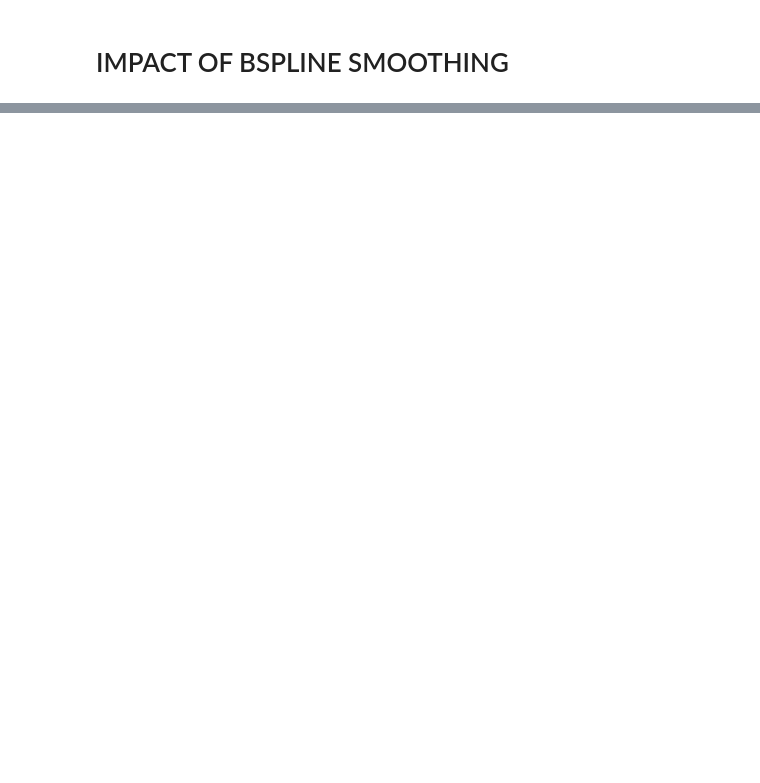
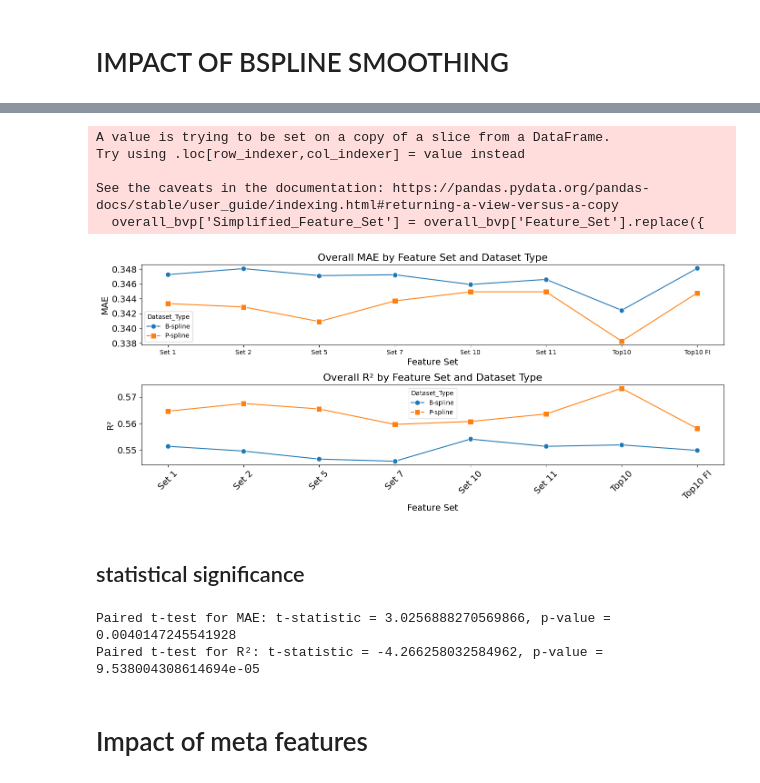
Before and after one commit to andreawickman/ic_research_project, a Jupyter notebook: 12_final_regression_comparison.ipynb, the cells around one changed output, grey strips where cells are left out. Saved outputs shown, nothing was run; the diff lists cells and outputs as text; code cells hidden in the pictures; blank space fills up the shorter version.

```diff
--- a/12_final_regression_comparison.ipynb
+++ b/12_final_regression_comparison.ipynb
@@ -201,0 +359,77 @@ all_results
+# %%
+overall_bvp['Simplified_Feature_Set'] = overall_bvp['Feature_Set'].replace({
+    'Set_1_B-spline': 'Set 1',
+    'Set_1_P-spline': 'Set 1',
+    'Set_2_B-spline': 'Set 2',
+    'Set_2_P-spline': 'Set 2',
+    'Set_5_B-spline': 'Set 5',
+    'Set_5_P-spline': 'Set 5',
+    'Set_7_B-spline': 'Set 7',
+    'Set_7_P-spline': 'Set 7',
+    'Set_10_B-spline': 'Set 10',
+    'Set_10_P-spline': 'Set 10',
+    'Set_11_B-spline': 'Set 11',
+    'Set_11_P-spline': 'Set 11',
+    'Set_Top10_B-spline': 'Top10',
+    'Set_Top10_P-spline': 'Top10',
+    'Set_Top10_FI_P-spline': 'Top10 FI',
+    'Set_Top10_FI_B-spline': 'Top10 FI',
+})
+# %% [output]
+A value is trying to be set on a copy of a slice from a DataFrame.
+Try using .loc[row_indexer,col_indexer] = value instead
+
+See the caveats in the documentation: https://pandas.pydata.org/pandas-docs/stable/user_guide/indexing.html#returning-a-view-versus-a-copy
+  overall_bvp['Simplified_Feature_Set'] = overall_bvp['Feature_Set'].replace({
+# %%
+# Set up the plot
+plt.figure(figsize=(14, 6))
+
+markers = {'B-spline': 'o', 'P-spline': 's', 'Unsmoothed': 'D'}
+
+# Plot MAE for 'Overall'
+plt.subplot(2, 1, 1)
+sns.lineplot(x='Simplified_Feature_Set', y='MAE', hue='Dataset_Type', style='Dataset_Type',
+             markers=markers, dashes=False, data=overall_bvp, markersize = 8)
+plt.title('Overall MAE by Feature Set and Dataset Type', fontsize = 16)
+plt.xlabel('Feature Set', size = 14)
+plt.yticks(size = 14)
+plt.ylabel('MAE', size = 14)
+
+# Plot R² for 'Overall'
+plt.subplot(2, 1, 2)
+sns.lineplot(x='Simplified_Feature_Set', y='R²', hue='Dataset_Type', style='Dataset_Type',
+             markers=markers, dashes=False, data=overall_bvp, markersize =8)
+plt.title('Overall R² by Feature Set and Dataset Type', fontsize = 16)
+plt.yticks(size = 14)
+plt.xlabel('Feature Set', size = 14)
+plt.xticks(size = 14, rotation = 45)
+plt.ylabel('R²', size = 14)
+
+plt.tight_layout()
+plt.show()
+# %% [output]
+[figure, added]
+# %% [markdown]
+## statistical significance
+# %%
+from scipy.stats import ttest_rel
+
+# Separate the results by spline type
+b_spline_mae = all_results_bvp[all_results_bvp['Dataset_Type'] == 'B-spline']['MAE']
+p_spline_mae = all_results_bvp[all_results_bvp['Dataset_Type'] == 'P-spline']['MAE']
+
+b_spline_r2 = all_results_bvp[all_results_bvp['Dataset_Type'] == 'B-spline']['R²']
+p_spline_r2 = all_results_bvp[all_results_bvp['Dataset_Type'] == 'P-spline']['R²']
+
+# Perform paired t-tests
+t_stat_mae, p_value_mae = ttest_rel(b_spline_mae, p_spline_mae)
+t_stat_r2, p_value_r2 = ttest_rel(b_spline_r2, p_spline_r2)
+
+print(f"Paired t-test for MAE: t-statistic = {t_stat_mae}, p-value = {p_value_mae}")
+print(f"Paired t-test for R²: t-statistic = {t_stat_r2}, p-value = {p_value_r2}")
+# %% [output]
+Paired t-test for MAE: t-statistic = 3.0256888270569866, p-value = 0.0040147245541928
+Paired t-test for R²: t-statistic = -4.266258032584962, p-value = 9.538004308614694e-05
+# %% [markdown]
+# Impact of meta features
```
Also changed, not shown: parts of 26 cells of this notebook, 3 other files.
